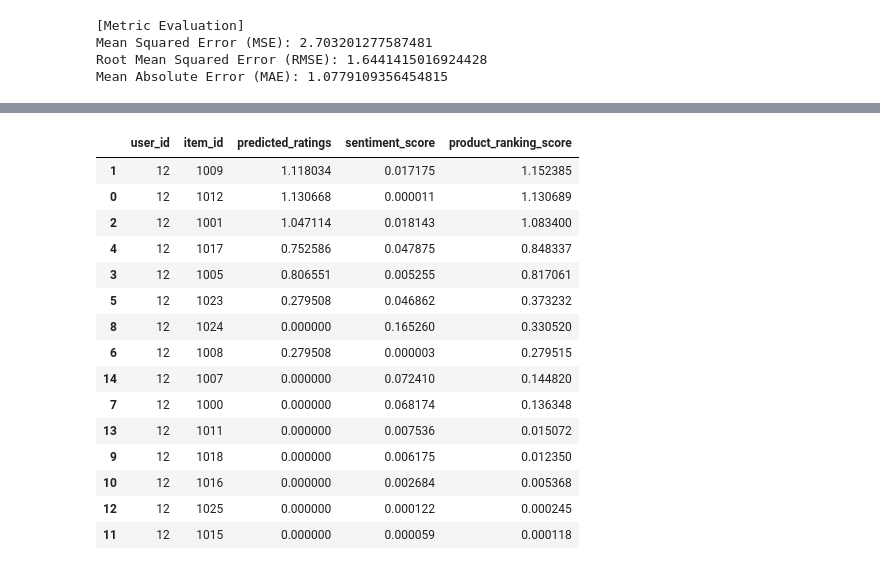
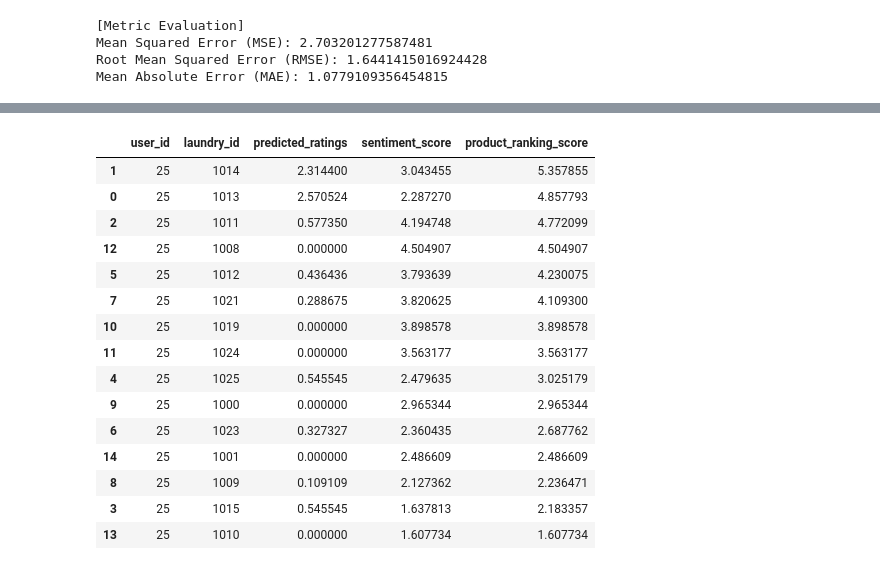
Before and after one commit to Ndy-S/Drone-Capstone-Repo, a Jupyter notebook: Machine Learning/Recommender (Model Building)/adj_recom.ipynb, the cells around one changed output, grey strips where cells are left out. Drawn from its saved outputs; the diff is of its cells as text; code cells hidden in the pictures.

```diff
--- a/Machine Learning/Recommender (Model 1)/adj_recom.ipynb
+++ b/Machine Learning/Recommender (Model Building)/adj_recom.ipynb
@@ -34,7 +40,7 @@ display(data.sample(n=20, random_state=5))
 # %%
 # Function to create pivot table
 def createPivot(data, fillVal = None):
-  pivot_table = data.pivot_table(index='user_id', columns='item_id', values='rating')
+  pivot_table = data.pivot_table(index='user_id', columns='laundry_id', values='rating')
   return pivot_table.fillna(fillVal) if fillVal is not None else pivot_table
 # %%
 random_state = 10
@@ -190,5 +141,23 @@ def rankRecommendation(final_rating, user_id, data, no_rec):
+# %%
+def getReviewData(x):
+  product_sentiments = data[data['laundry_id'] == x]['sentiment_score']
+  sentiment_score = product_sentiments.mean()
+  return sentiment_score
+
+def rankRecommendation(final_rating, user_id, data, no_rec):
+  user_ratings = final_rating.loc[user_id]
+  recommendation = user_ratings.sort_values(ascending=False)[:no_rec]
+
+  recommendation_table = pd.DataFrame(recommendation).reset_index().rename(columns={user_id: 'predicted_ratings'})
+  recommendation_table.insert(0, 'user_id', user_id)
+  # recommendation_table = recommendation_table[recommendation_table['predicted_ratings'] != 0]
+  # display(recommendation_table)
+
+  recommendation_table['sentiment_score'] = recommendation_table['laundry_id'].apply(getReviewData)
+  recommendation_table['product_ranking_score'] = recommendation_table['predicted_ratings'] + recommendation_table['sentiment_score']
+  display(recommendation_table.sort_values(by='product_ranking_score', ascending=False).head(no_rec))
 # %%
-user_id = 12
+user_id = 25
 no_rec = 15
 
 recommendation_table = rankRecommendation(final_rating, user_id, data, no_rec)
@@ -213,16 +165,16 @@ recommendation_table = rankRecommendation(final_rating, user_id, data, no_rec)
-|  | user_id | item_id | predicted_ratings | sentiment_score | product_ranking_score |
-| 1 | 12 | 1009 | 1.118034 | 0.017175 | 1.152385 |
-| 0 | 12 | 1012 | 1.130668 | 0.000011 | 1.130689 |
-| 2 | 12 | 1001 | 1.047114 | 0.018143 | 1.083400 |
-| 4 | 12 | 1017 | 0.752586 | 0.047875 | 0.848337 |
-| 3 | 12 | 1005 | 0.806551 | 0.005255 | 0.817061 |
-| 5 | 12 | 1023 | 0.279508 | 0.046862 | 0.373232 |
-| 8 | 12 | 1024 | 0.000000 | 0.165260 | 0.330520 |
-| 6 | 12 | 1008 | 0.279508 | 0.000003 | 0.279515 |
-| 14 | 12 | 1007 | 0.000000 | 0.072410 | 0.144820 |
-| 7 | 12 | 1000 | 0.000000 | 0.068174 | 0.136348 |
-| 13 | 12 | 1011 | 0.000000 | 0.007536 | 0.015072 |
-| 9 | 12 | 1018 | 0.000000 | 0.006175 | 0.012350 |
-| 10 | 12 | 1016 | 0.000000 | 0.002684 | 0.005368 |
-| 12 | 12 | 1025 | 0.000000 | 0.000122 | 0.000245 |
-| 11 | 12 | 1015 | 0.000000 | 0.000059 | 0.000118 |
+|  | user_id | laundry_id | predicted_ratings | sentiment_score | product_ranking_score |
+| 1 | 25 | 1014 | 2.314400 | 3.043455 | 5.357855 |
+| 0 | 25 | 1013 | 2.570524 | 2.287270 | 4.857793 |
+| 2 | 25 | 1011 | 0.577350 | 4.194748 | 4.772099 |
+| 12 | 25 | 1008 | 0.000000 | 4.504907 | 4.504907 |
+| 5 | 25 | 1012 | 0.436436 | 3.793639 | 4.230075 |
+| 7 | 25 | 1021 | 0.288675 | 3.820625 | 4.109300 |
+| 10 | 25 | 1019 | 0.000000 | 3.898578 | 3.898578 |
+| 11 | 25 | 1024 | 0.000000 | 3.563177 | 3.563177 |
+| 4 | 25 | 1025 | 0.545545 | 2.479635 | 3.025179 |
+| 9 | 25 | 1000 | 0.000000 | 2.965344 | 2.965344 |
+| 6 | 25 | 1023 | 0.327327 | 2.360435 | 2.687762 |
+| 14 | 25 | 1001 | 0.000000 | 2.486609 | 2.486609 |
+| 8 | 25 | 1009 | 0.109109 | 2.127362 | 2.236471 |
+| 3 | 25 | 1015 | 0.545545 | 1.637813 | 2.183357 |
+| 13 | 25 | 1010 | 0.000000 | 1.607734 | 1.607734 |
```
Also changed, not shown: parts of 6 cells of this notebook, 13 other files.
